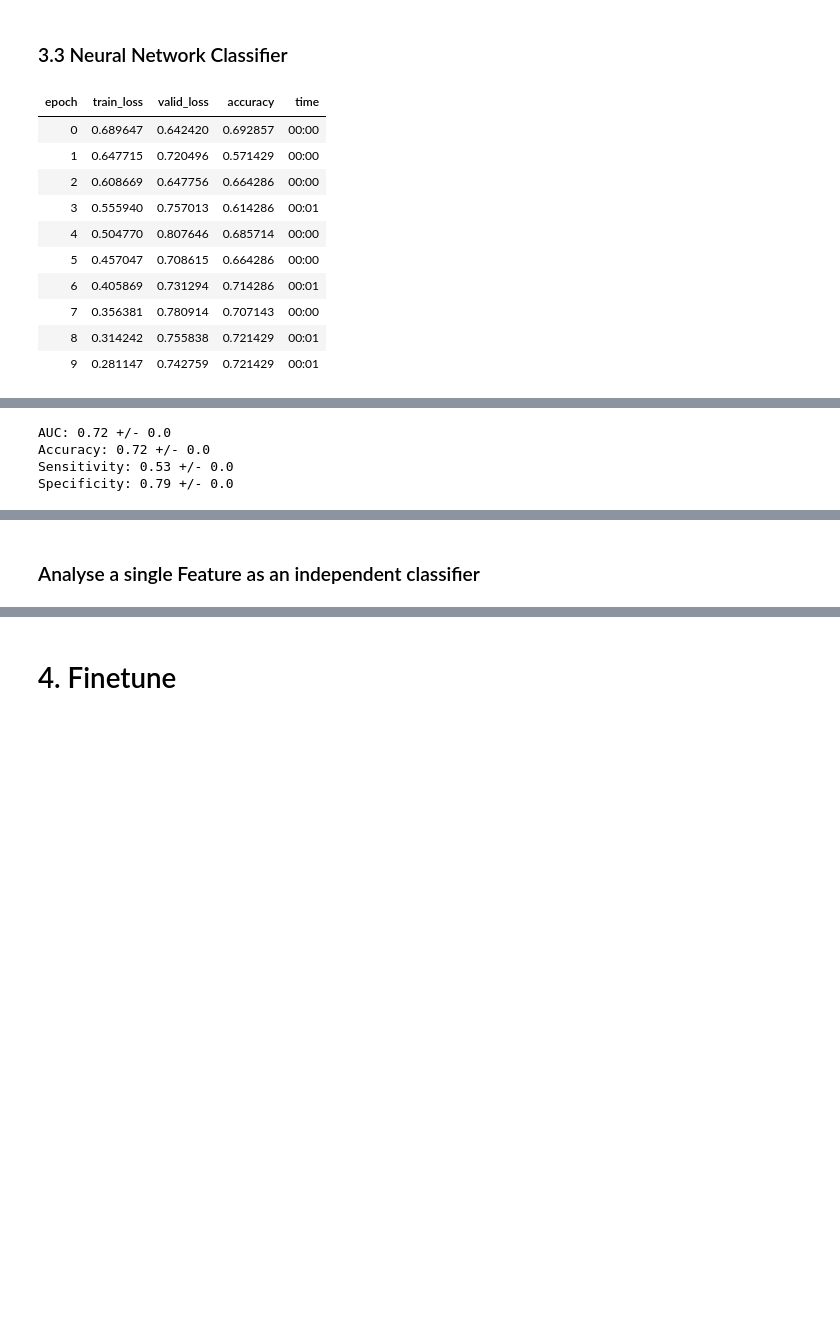
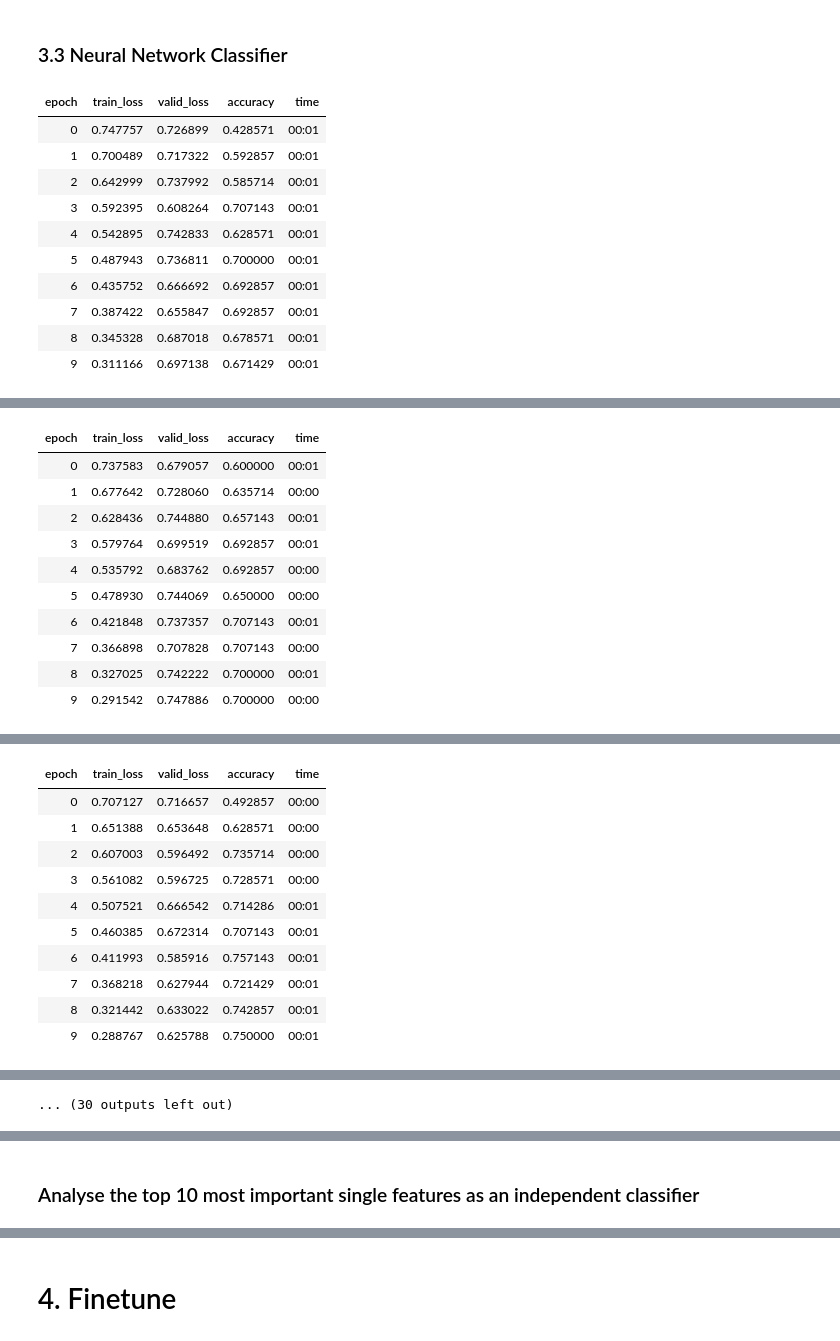
Before and after one commit to NikonPic/TumorSegmentationDemo, a Jupyter notebook: 02_feature_classification.ipynb, the cells around one changed output, grey strips where cells are left out. Cells and saved outputs as stored; diff of their text form; code cells hidden in the pictures; blank space fills up the shorter version.

```diff
--- a/02_feature_classification.ipynb
+++ b/02_feature_classification.ipynb
@@ -621,17 +766,28 @@ Specificity: 0.88 +/- 0.0
 # %% [markdown]
 ### 3.3 Neural Network Classifier
 # %%
-interp_all = fully_connected_learner(data, rounds=1)
+interp_all = fully_connected_learner(data, rounds=20)
 # %% [output]
 | epoch | train_loss | valid_loss | accuracy | time |
-| 0 | 0.689647 | 0.642420 | 0.692857 | 00:00 |
-| 1 | 0.647715 | 0.720496 | 0.571429 | 00:00 |
-| 2 | 0.608669 | 0.647756 | 0.664286 | 00:00 |
-| 3 | 0.555940 | 0.757013 | 0.614286 | 00:01 |
-| 4 | 0.504770 | 0.807646 | 0.685714 | 00:00 |
-| 5 | 0.457047 | 0.708615 | 0.664286 | 00:00 |
-| 6 | 0.405869 | 0.731294 | 0.714286 | 00:01 |
-| 7 | 0.356381 | 0.780914 | 0.707143 | 00:00 |
-| 8 | 0.314242 | 0.755838 | 0.721429 | 00:01 |
-| 9 | 0.281147 | 0.742759 | 0.721429 | 00:01 |
+| 0 | 0.747757 | 0.726899 | 0.428571 | 00:01 |
+| 1 | 0.700489 | 0.717322 | 0.592857 | 00:01 |
+| 2 | 0.642999 | 0.737992 | 0.585714 | 00:01 |
+| 3 | 0.592395 | 0.608264 | 0.707143 | 00:01 |
+| 4 | 0.542895 | 0.742833 | 0.628571 | 00:01 |
+| 5 | 0.487943 | 0.736811 | 0.700000 | 00:01 |
+| 6 | 0.435752 | 0.666692 | 0.692857 | 00:01 |
+| 7 | 0.387422 | 0.655847 | 0.692857 | 00:01 |
+| 8 | 0.345328 | 0.687018 | 0.678571 | 00:01 |
+| 9 | 0.311166 | 0.697138 | 0.671429 | 00:01 |
 [interactive output not drawn]
+| epoch | train_loss | valid_loss | accuracy | time |
+| 0 | 0.737583 | 0.679057 | 0.600000 | 00:01 |
+| 1 | 0.677642 | 0.728060 | 0.635714 | 00:00 |
+| 2 | 0.628436 | 0.744880 | 0.657143 | 00:01 |
+| 3 | 0.579764 | 0.699519 | 0.692857 | 00:01 |
+| 4 | 0.535792 | 0.683762 | 0.692857 | 00:00 |
+| 5 | 0.478930 | 0.744069 | 0.650000 | 00:00 |
+| 6 | 0.421848 | 0.737357 | 0.707143 | 00:01 |
+| 7 | 0.366898 | 0.707828 | 0.707143 | 00:00 |
+| 8 | 0.327025 | 0.742222 | 0.700000 | 00:01 |
+| 9 | 0.291542 | 0.747886 | 0.700000 | 00:00 |
@@ -637,0 +795,11 @@ interp_all = fully_connected_learner(data, rounds=1)
+| epoch | train_loss | valid_loss | accuracy | time |
+| 0 | 0.707127 | 0.716657 | 0.492857 | 00:00 |
+| 1 | 0.651388 | 0.653648 | 0.628571 | 00:00 |
+| 2 | 0.607003 | 0.596492 | 0.735714 | 00:00 |
+| 3 | 0.561082 | 0.596725 | 0.728571 | 00:00 |
+| 4 | 0.507521 | 0.666542 | 0.714286 | 00:01 |
+| 5 | 0.460385 | 0.672314 | 0.707143 | 00:01 |
+| 6 | 0.411993 | 0.585916 | 0.757143 | 00:01 |
+| 7 | 0.368218 | 0.627944 | 0.721429 | 00:01 |
+| 8 | 0.321442 | 0.633022 | 0.742857 | 00:01 |
+| 9 | 0.288767 | 0.625788 | 0.750000 | 00:01 |
@@ -638,4 +843 @@ interp_all = fully_connected_learner(data, rounds=1)
-AUC: 0.72 +/- 0.0
-Accuracy: 0.72 +/- 0.0
-Sensitivity: 0.53 +/- 0.0
-Specificity: 0.79 +/- 0.0
+... (30 outputs left out)
@@ -643,3 +844,3 @@ Specificity: 0.79 +/- 0.0
 # %% [markdown]
-### Analyse a single Feature as an independent classifier
+### Analyse the top 10 most important single features as an independent classifier
 # %%
```
Also changed, not shown: parts of 24 cells of this notebook, 3 other files.
